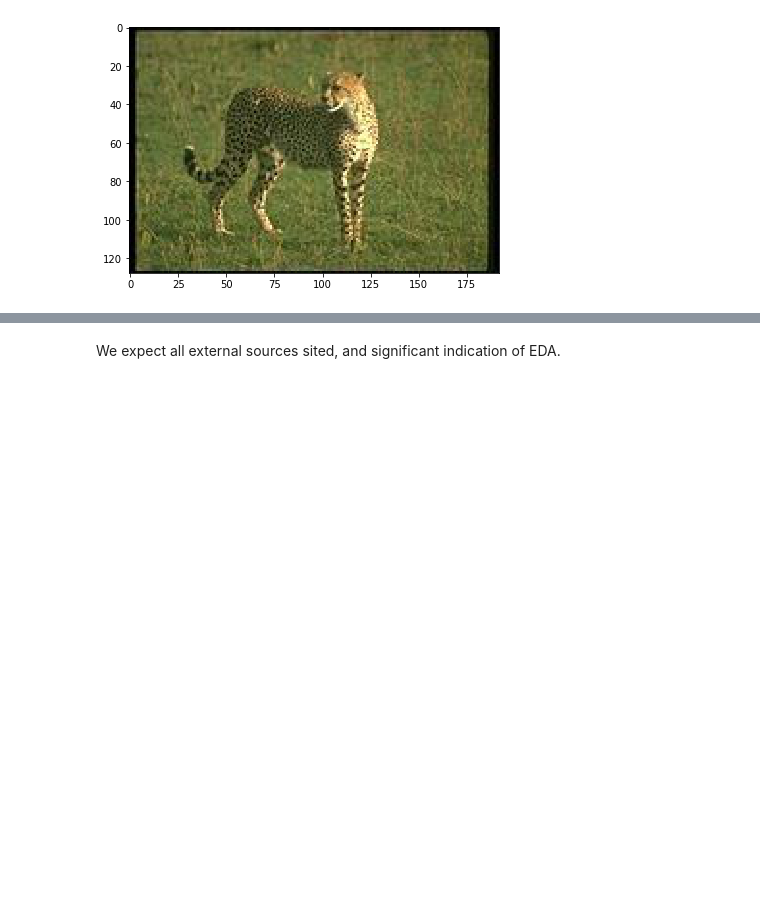
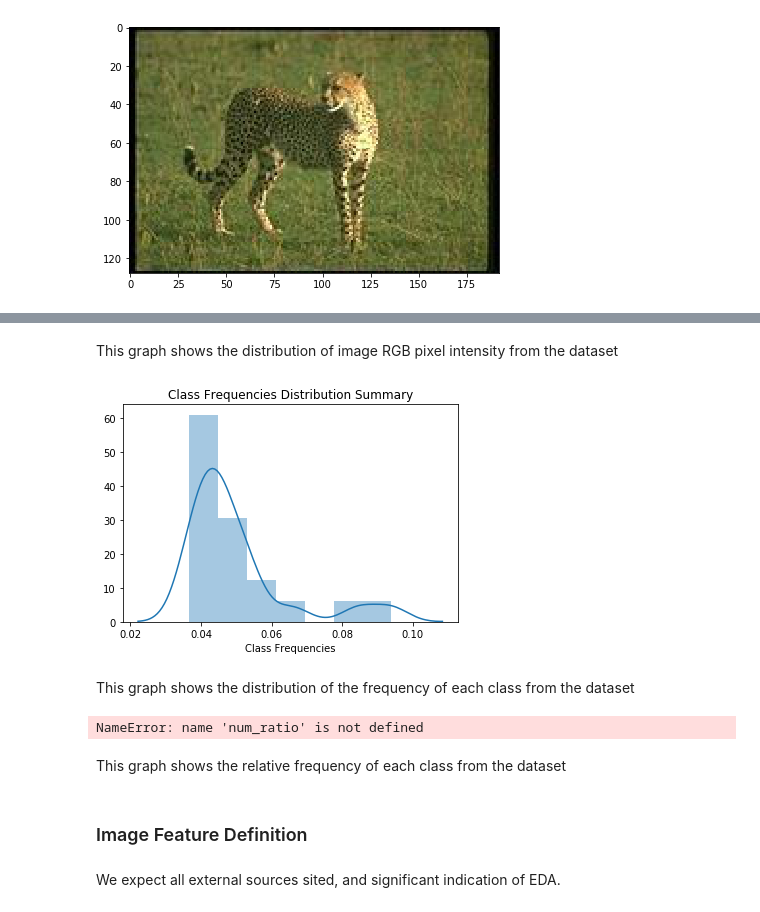
Before and after one commit to sikaiyin/CS200A-FinalProj, a Jupyter notebook: GradProject_NB2.ipynb, the cells around one changed output, grey strips where cells are left out. Saved outputs shown, nothing was run; the diff lists cells and outputs as text; code cells hidden in the pictures; blank space fills up the shorter version.

```diff
--- a/GradProject_NB2.ipynb
+++ b/GradProject_NB2.ipynb
@@ -231,0 +89,27 @@ def ft_lbp(image):
+# %% [markdown]
+This graph shows the distribution of image RGB pixel intensity from the dataset
+# %%
+num = starting_data.groupby('Picture')[['Encoding']].count()
+num_ratio = num / num.sum()
+
+sns.distplot(num_ratio['Encoding'])
+plt.xlabel("Class Frequencies")
+plt.title("Class Frequencies Distribution Summary")
+plt.show()
+# %% [output]
+[figure, added]
+# %% [markdown]
+This graph shows the distribution of the frequency of each class from the dataset
+# %%
+classes = ['airplanes', 'bear', 'blimp', 'comet', 'crab', 'dog', 'dolphin', 'giraffe', 'goat', 'gorilla', 'kangaroo', 'killer-whale', 'leopards', 'llama', 'penguin', 'porcupine', 'teddy-bear', 'triceratops', 'unicorn', 'zebra']
+graph=sns.barplot(x='Picture',y='Encoding',data=num_ratio.reset_index())
+graph.set_xticklabels(labels=classes, rotation=90)
+plt.xlabel("Class Encoding")
+plt.ylabel("Class Frequencies")
+plt.title("Barplot for Class Frequencies");
+# %% [output]
+NameError: name 'num_ratio' is not defined
+# %% [markdown]
+This graph shows the relative frequency of each class from the dataset
+# %% [markdown]
+### Image Feature Definition
```
Also changed, not shown: parts of 47 cells of this notebook, 4 other files.
